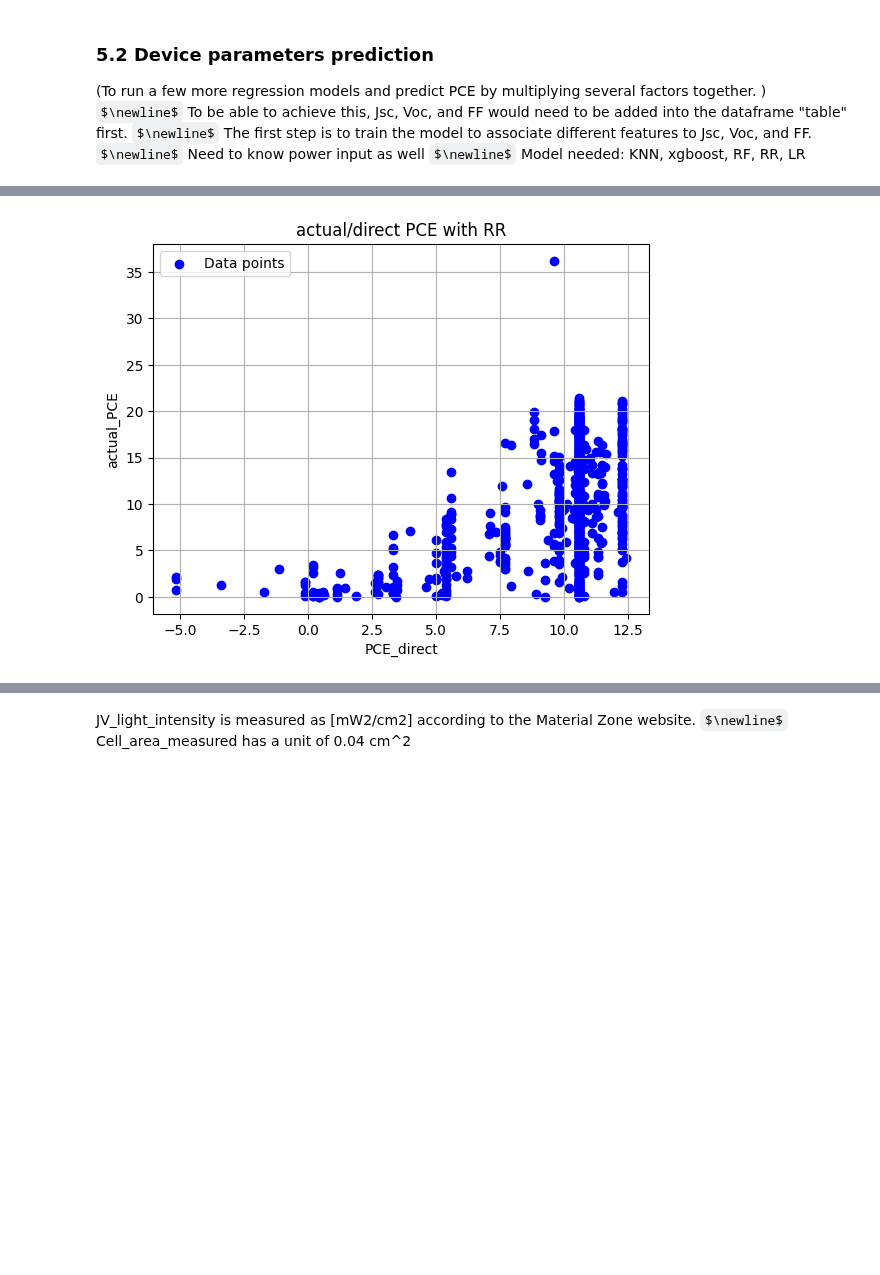
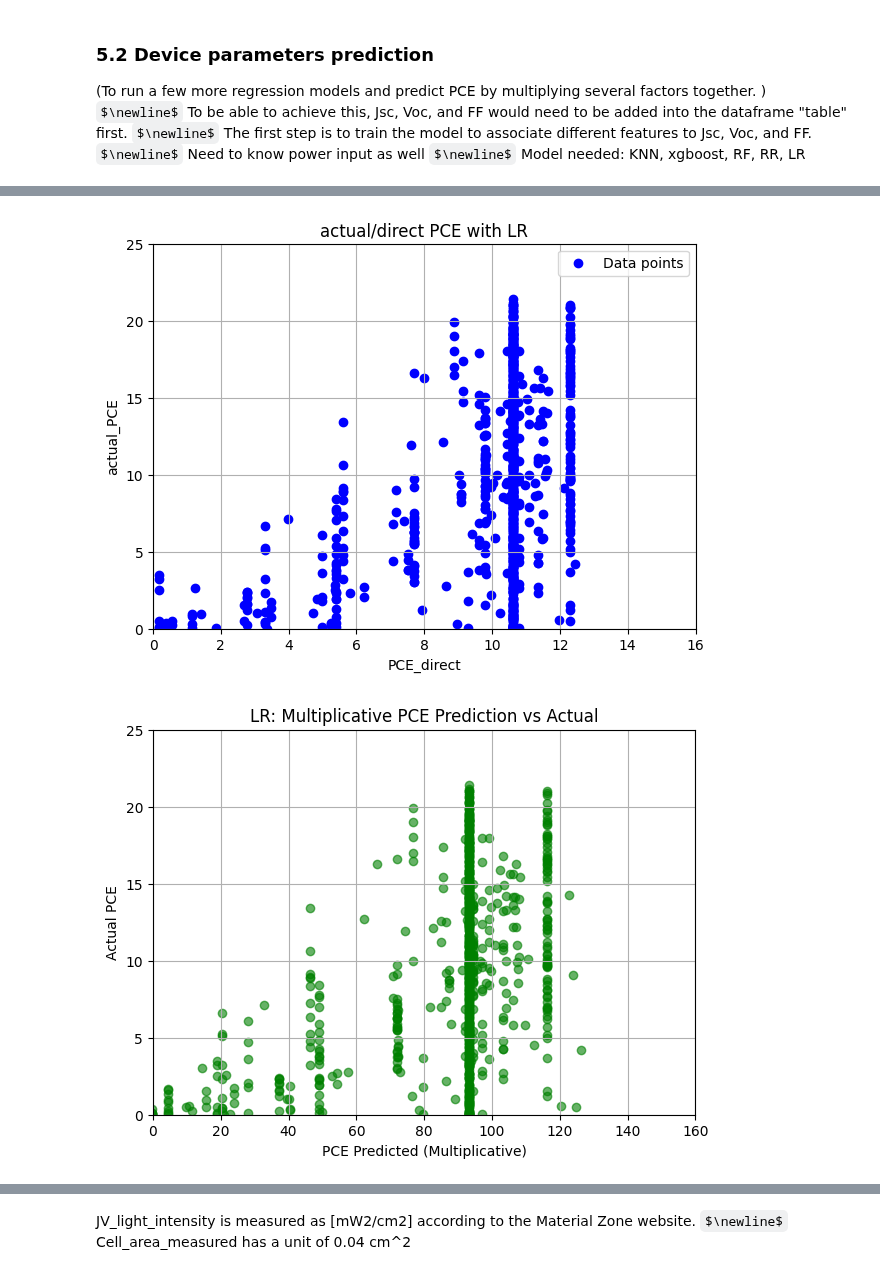
Before and after one commit to drcgreenland/PerovskiteML_project, a Jupyter notebook: replicating.ipynb, the cells around one changed output, grey strips where cells are left out. Drawn from its saved outputs; the diff is of its cells as text; code cells hidden in the pictures; some formulas as TeX source; blank space fills up the shorter version.

```diff
--- a/replicating.ipynb
+++ b/replicating.ipynb
@@ -1129,36 +1103,85 @@ Jsc_LR_pred = pd.DataFrame(Jsc_LR_pred, index=X_test.index, columns=["Jsc_LR_pre
 LinearRegression.fit(X_train, filtered_table3.loc[X_train.index, "JV_default_Voc"])
 Voc_LR_pred = LinearRegression.predict(X_test)
 Voc_LR_pred = pd.DataFrame(Voc_LR_pred, index=X_test.index, columns=["Voc_LR_pred"])
 
 LinearRegression.fit(X_train, filtered_table3.loc[X_train.index, "JV_default_FF"])
 FF_LR_pred = LinearRegression.predict(X_test)
 FF_LR_pred = pd.DataFrame(FF_LR_pred, index=X_test.index, columns=["FF_LR_pred"])
 
 LinearRegression.fit(X_train, filtered_table3.loc[X_train.index, "JV_default_PCE"])
 PCE_LR_pred = LinearRegression.predict(X_test)
 PCE_LR_pred = pd.DataFrame(PCE_LR_pred, index=X_test.index, columns=["PCE_LR_pred"])
 
-Mult_LR_PCE = (FF_LR_pred * Voc_LR_pred * Jsc_LR_pred * 1000) /  light_intensity
+FF_LR_values = FF_LR_pred["FF_LR_pred"]
+Voc_LR_values = Voc_LR_pred["Voc_LR_pred"]
+Jsc_LR_values = Jsc_LR_pred["Jsc_LR_pred"]
+
+Mult_LR_PCE = (FF_LR_values * Voc_LR_values * Jsc_LR_values * 1000) /  light_intensity
 Mult_LR_PCE = pd.DataFrame(Mult_LR_PCE, index=X_test.index, columns=["Mult_LR_PCE"])
 
 
 
 combined_LR_PCE = pd.concat([actual_PCE, PCE_LR_pred], axis=1)
 
 
-combined_LR_PCE.columns = ['actual_PCE', 'PCE_LR_direct']
+combined_LR_PCE.columns = ['actual_PCE', 'PCE_LR_pred']
 
 
-x = combined_rf_PCE["PCE_RR_direct"]
-y = combined_rf_PCE["actual_PCE"]
+x = combined_LR_PCE["PCE_LR_pred"]
+y = combined_LR_PCE["actual_PCE"]
 
 
+plt.figure(figsize=(7, 5))
 plt.scatter(x, y, color='blue', label='Data points')
 plt.xlabel('PCE_direct')
 plt.ylabel('actual_PCE')
-plt.title('actual/direct PCE with RR')
+x_min, x_max = 0, 16
+y_min, y_max = 0, 25
+plt.xlim(x_min, x_max)
+plt.ylim(y_min, y_max)
+plt.title('actual/direct PCE with LR')
 plt.legend()
 plt.grid(True)
 plt.show()
+
+plt.figure(figsize=(7, 5))
+plt.scatter(Mult_LR_PCE, actual_PCE, color='green', alpha=0.6)
+plt.xlabel("PCE Predicted (Multiplicative)")
+plt.ylabel("Actual PCE")
+x_min, x_max = 0, 160
+y_min, y_max = 0, 25
+plt.xlim(x_min, x_max)
+plt.ylim(y_min, y_max)
+plt.title("LR: Multiplicative PCE Prediction vs Actual")
+plt.grid(True)
+plt.show()
+
+plt.figure(figsize=(7, 5))
+plt.scatter(Jsc_knn_pred, actual_Jsc, color='red', alpha=0.6)
+plt.xlabel("Predicted PCE")
+plt.ylabel("Actual PCE")
+plt.title("LR: Jsc Prediction vs Actual")
+plt.legend()
+plt.grid(True)
+plt.show()
+
+plt.figure(figsize=(7, 5))
+plt.scatter(FF_knn_pred, actual_FF, color='black', alpha=0.6)
+plt.xlabel("Predicted FF")
+plt.ylabel("Actual FF")
+plt.title("LR: FF Prediction vs Actual")
+plt.legend()
+plt.grid(True)
+plt.show()
+
+plt.figure(figsize=(7, 5))
+plt.scatter(Voc_knn_pred, actual_Voc, color='magenta', alpha=0.6, label='Multiplicative PCE')
+plt.xlabel("Predicted Voc")
+plt.ylabel("Actual Voc")
+plt.title("LR: Voc Prediction vs Actual")
+plt.legend()
+plt.grid(True)
+plt.show()
 # %% [output]
-[figure, old version]
+[figure, new version]
+[figure, added]
```
Also changed, not shown: parts of 9 cells of this notebook.
